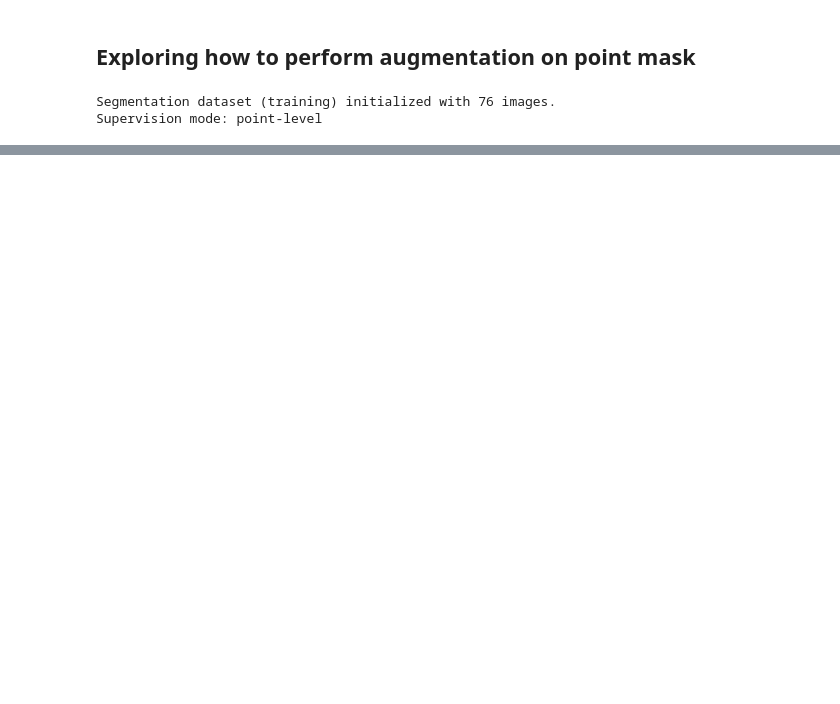
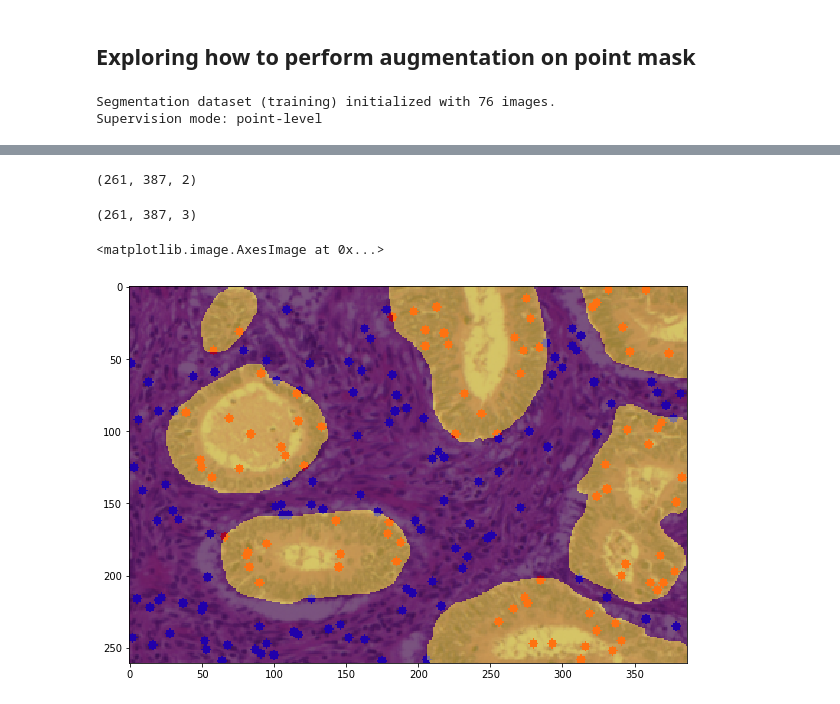
Before and after one commit to mrcfps/WESUP, a Jupyter notebook: point-mask.ipynb, the cells around one changed output, grey strips where cells are left out. Drawn from its saved outputs; the diff is of its cells as text; code cells hidden in the pictures; blank space fills up the shorter version.

```diff
--- a/point-mask.ipynb
+++ b/point-mask.ipynb
@@ -65,0 +46,4 @@ point_mask.sum()
+# %%
+point_mask.shape
+# %% [output]
+(261, 387, 2)
@@ -65,0 +56,18 @@ point_mask.sum()
+# %%
+img.shape
+# %% [output]
+(261, 387, 3)
+# %%
+new_img = img.copy()
+for x, y in zip(*np.where(point_mask.sum(axis=-1) > 0)):
+    point = point_mask[x, y]
+    if point.sum() > 0:
+        class_ = point.argmax()
+        cv2.circle(new_img, (y, x), 3, COLORS[class_], -1)
+# %%
+plt.figure(figsize=(10, 8))
+plt.imshow(new_img)
+plt.imshow(mask[..., 1], alpha=0.5)
+# %% [output]
+<matplotlib.image.AxesImage at 0x...>
+[figure, added]
```
Also changed, not shown: parts of 13 cells of this notebook, 3 other files.
